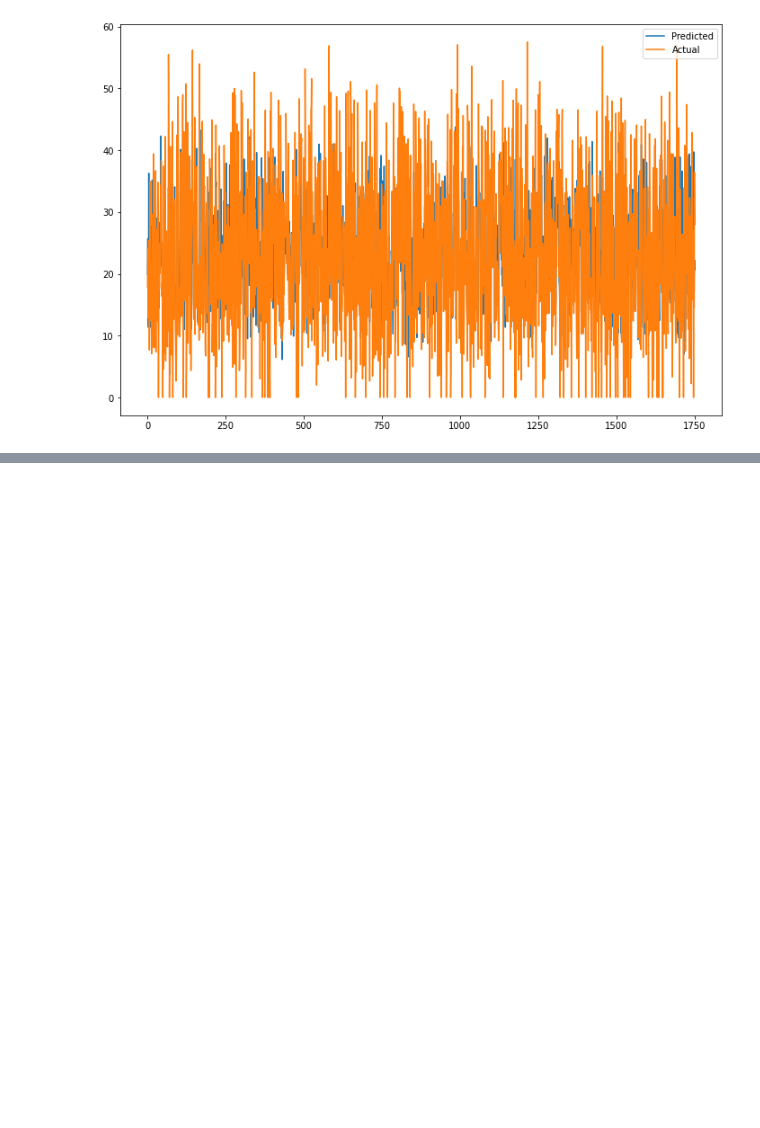
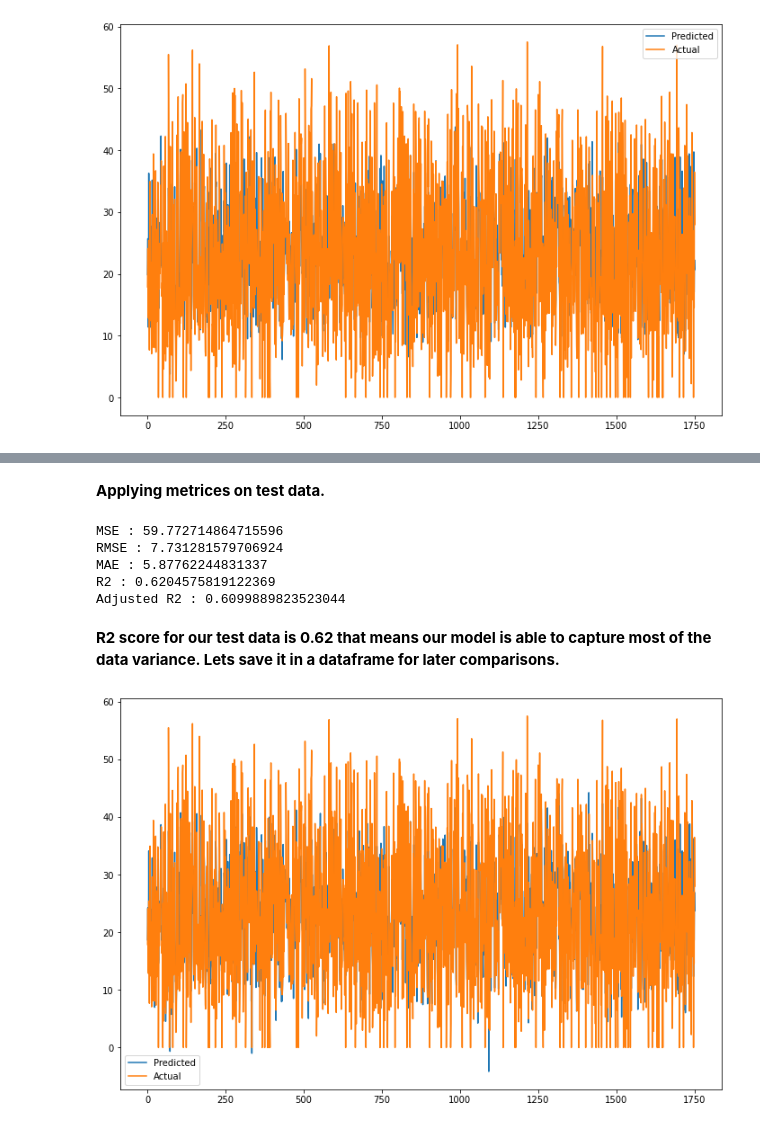
Before and after one commit to shubham-jindal/Bike-Sharing-Demand-Prediction, a Jupyter notebook: Bike_Sharing_Demand_Prediction_Capstone_Project.ipynb, the cells around one changed output, grey strips where cells are left out. Cells and saved outputs as stored; diff of their text form; code cells hidden in the pictures; blank space fills up the shorter version.

```diff
--- a/Bike_Sharing_Demand_Prediction_Capstone_Project.ipynb
+++ b/Bike_Sharing_Demand_Prediction_Capstone_Project.ipynb
@@ -1105,0 +1135,2 @@ plt.show()
+# %%
+elasticnet = ElasticNet(alpha=0.1, l1_ratio=0.5)
@@ -1105,0 +1147,4 @@ plt.show()
+# %%
+#get the x_train and x-test value
+y_pred_train_enr=elasticnet.predict(x_train)
+y_pred_test_enr=elasticnet.predict(x_test)
@@ -1105,0 +1190,29 @@ plt.show()
+# %% [markdown]
+**Applying metrices on test data.**
+# %%
+#Let,s check MSE
+MSE_e= mean_squared_error((y_test), (y_pred_test_enr))
+print("MSE :",MSE_e)
+
+#Let,s check RMSE
+RMSE_e=np.sqrt(MSE_e)
+print("RMSE :",RMSE_e)
+
+#Let,s calculate MAE
+MAE_e= mean_absolute_error(y_test, y_pred_test_enr)
+print("MAE :",MAE_e)
+
+from sklearn.metrics import r2_score
+#Let,s calculate r2 and adjusted r2
+r2_e= r2_score(y_test, y_pred_test_enr)
+print("R2 :",r2_e)
+Adjusted_R2_e = (1-(1-r2_score(y_test, y_pred_test_enr))*((x_test.shape[0]-1)/(x_test.shape[0]-x_test.shape[1]-1)) )
+print("Adjusted R2 :",1-(1-r2_score(y_test, y_pred_test_enr))*((x_test.shape[0]-1)/(x_test.shape[0]-x_test.shape[1]-1)) )
+# %% [output]
+MSE : 59.772714864715596
+RMSE : 7.731281579706924
+MAE : 5.87762244831337
+R2 : 0.6204575819122369
+Adjusted R2 : 0.6099889823523044
+# %% [markdown]
+**R2 score for our test data is 0.62 that means our model is  able to capture most of the data variance. Lets save it in a dataframe for later comparisons.**
@@ -1105,0 +1229,9 @@ plt.show()
+# %%
+#Let's Plot the figure
+plt.figure(figsize=(12,8))
+plt.plot((y_pred_test_enr))
+plt.plot((np.array(y_test)))
+plt.legend(["Predicted","Actual"])
+plt.show()
+# %% [output]
+[figure, added]
```
Also changed, not shown: parts of 113 cells of this notebook.
